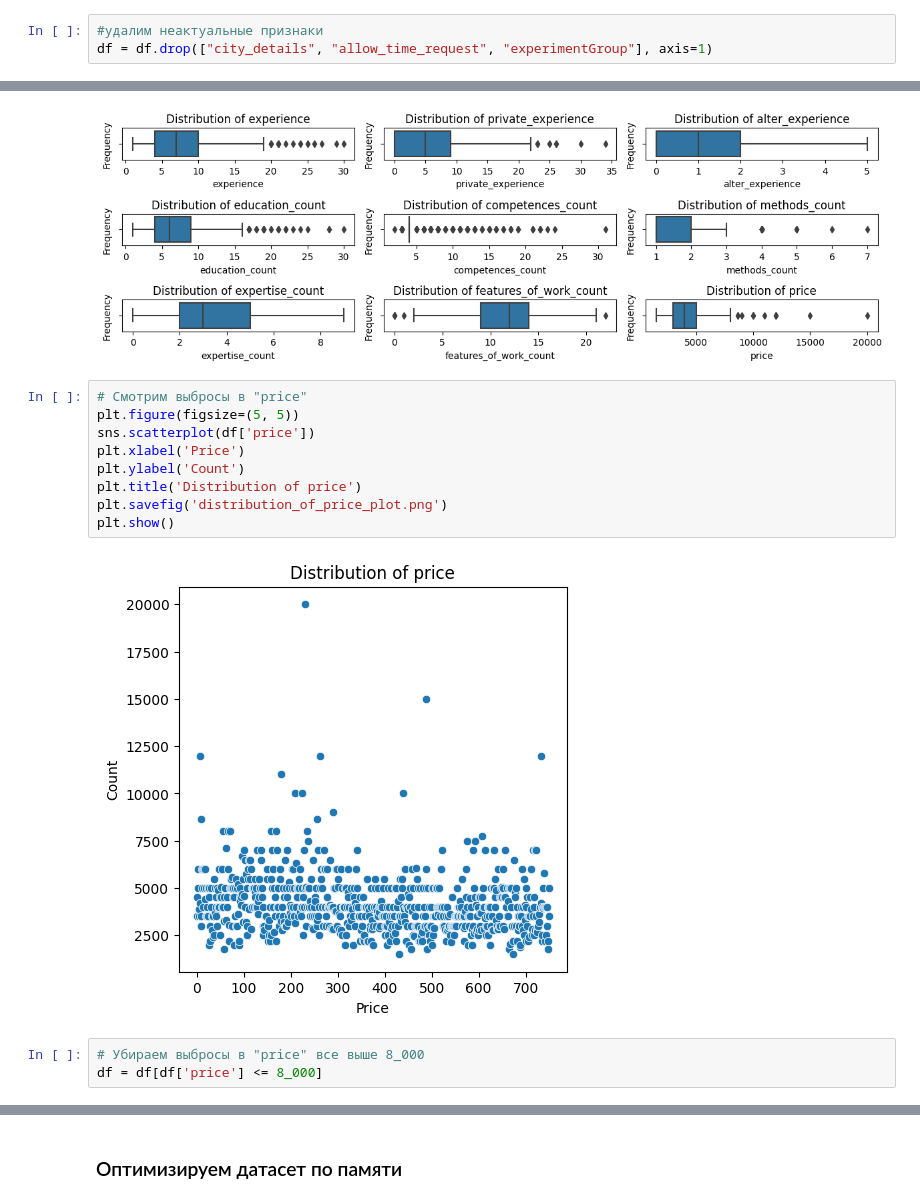
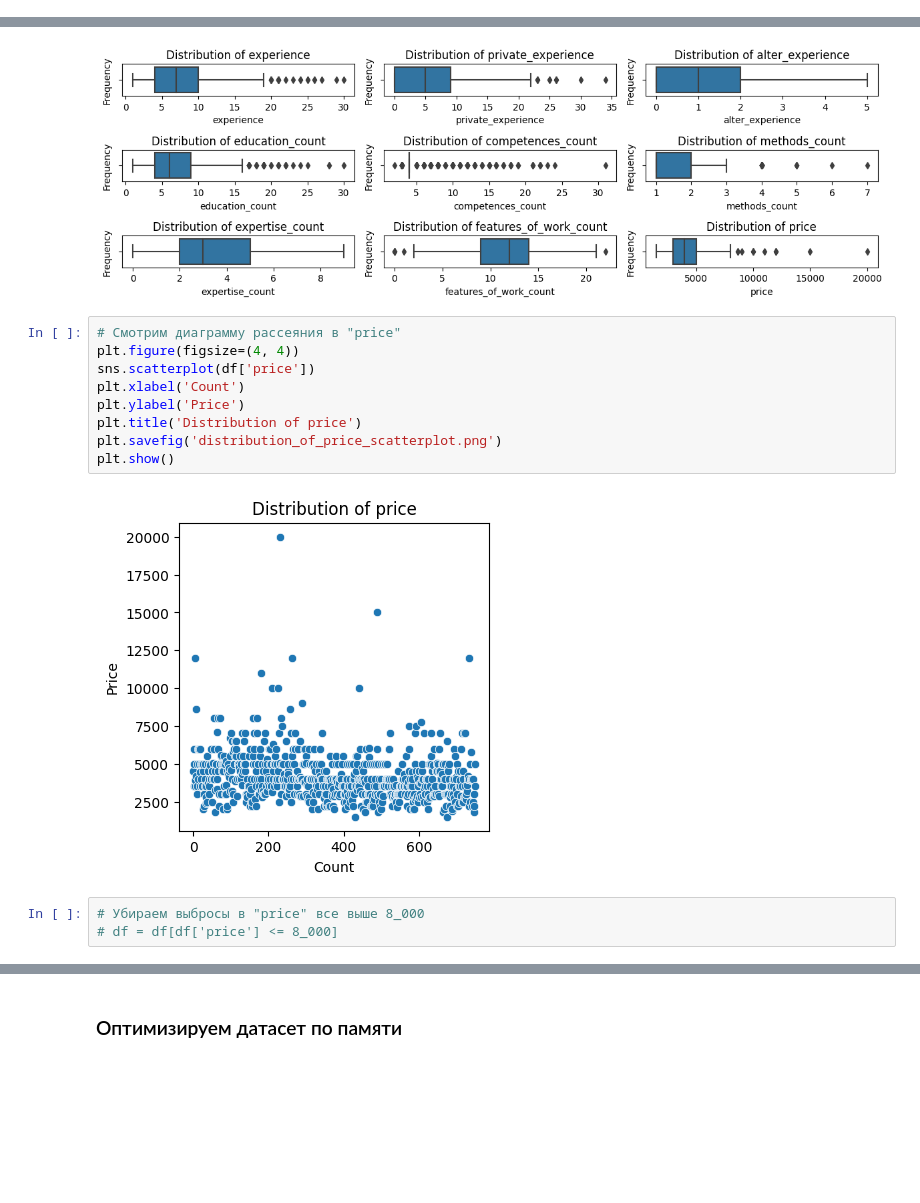
Before and after one commit to shchitaev/psychologist_profile_analysis, a Jupyter notebook: alter/alter_data_cleaning_eda.ipynb, the cells around one changed output, grey strips where cells are left out. Drawn from its saved outputs; the diff is of its cells as text; blank space fills up the shorter version.

```diff
--- a/alter/alter_data_cleaning_eda.ipynb
+++ b/alter/alter_data_cleaning_eda.ipynb
@@ -51,3 +50,0 @@ memory usage: 100.5+ KB
-# %%
-#удалим неактуальные признаки
-df = df.drop(["city_details", "allow_time_request", "experimentGroup"], axis=1)
@@ -123,16 +124,16 @@ plt.show()
 # %% [output]
 [figure]
 # %%
-# Смотрим выбросы в "price"
-plt.figure(figsize=(5, 5))
+# Смотрим диаграмму рассеяния в "price"
+plt.figure(figsize=(4, 4))
 sns.scatterplot(df['price'])
-plt.xlabel('Price')
-plt.ylabel('Count')
+plt.xlabel('Count')
+plt.ylabel('Price')
 plt.title('Distribution of price')
-plt.savefig('distribution_of_price_plot.png')
+plt.savefig('distribution_of_price_scatterplot.png')
 plt.show()
 # %% [output]
-[figure, old version]
+[figure, new version]
 # %%
 # Убираем выбросы в "price" все выше 8_000
-df = df[df['price'] <= 8_000]
+# df = df[df['price'] <= 8_000]
```
Also changed, not shown: parts of 18 cells of this notebook, 8 other files.
